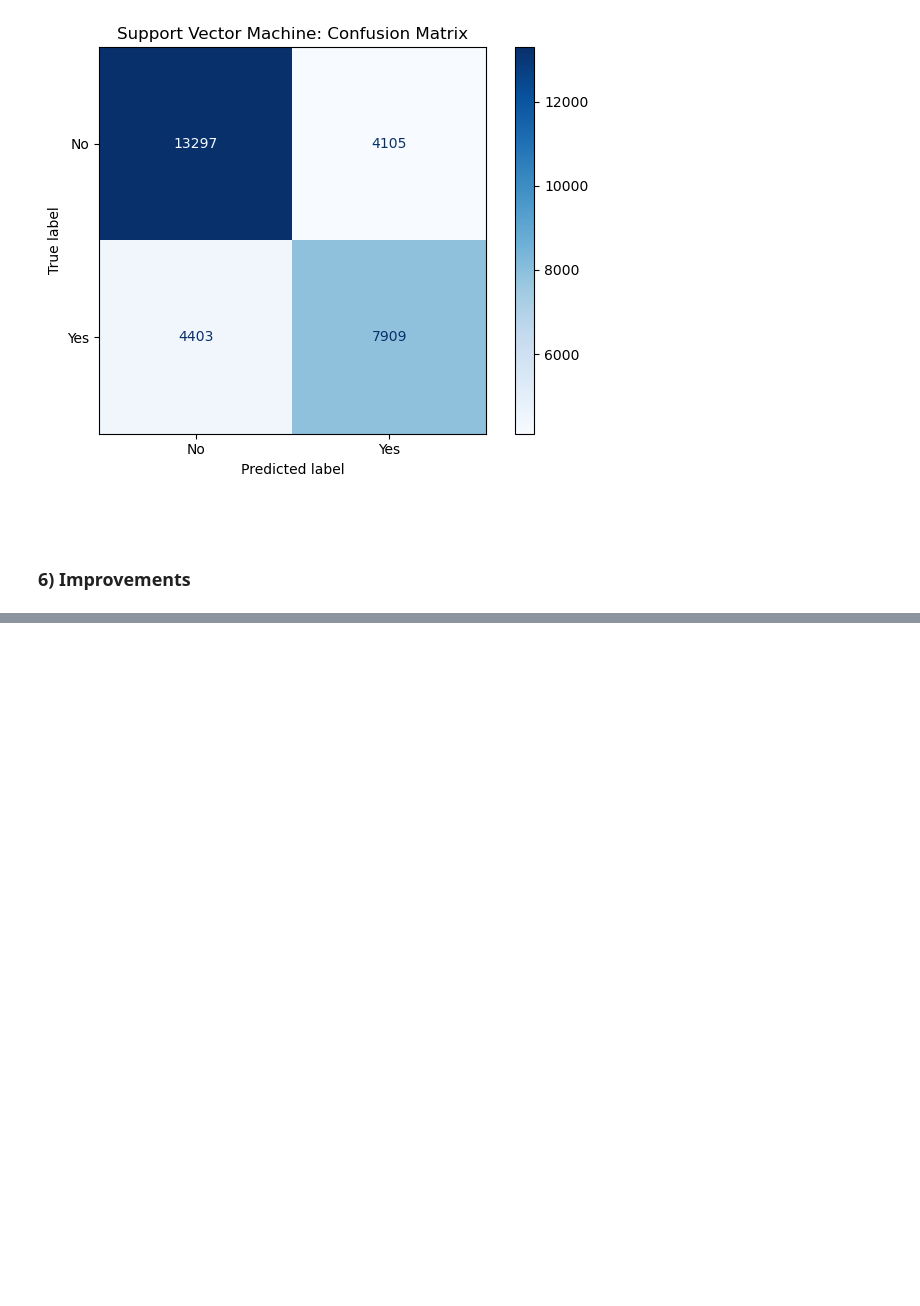
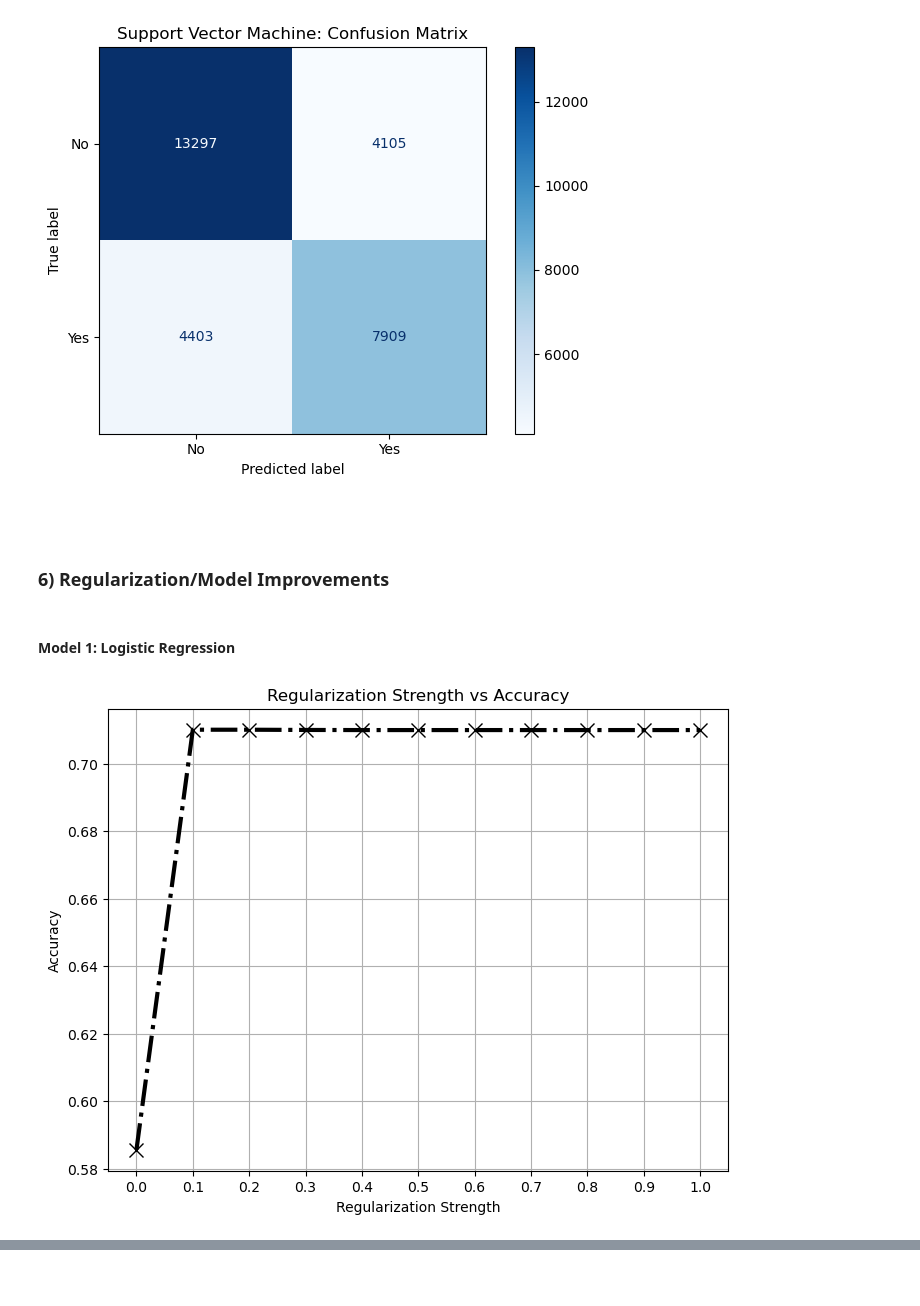
Before and after one commit to Zander-Rothering/Chem277a_Project_II, a Jupyter notebook: Project_II.ipynb, the cells around one changed output, grey strips where cells are left out. Drawn from its saved outputs; the diff is of its cells as text; code cells hidden in the pictures; blank space fills up the shorter version.

Commit message:
Added regularization

```diff
--- a/Project_II.ipynb
+++ b/Project_II.ipynb
@@ -115,7 +120,7 @@ alz_data_copy = alz_data_x.copy()
 
 # Numeric Feature
 numeric_features = ['Age', 'BMI', 'Cognitive Test Score', 'Education Level']
-alz_numeric = alz_data_copy[numeric_data]
+alz_numeric = alz_data_copy[numeric_features]
 alz_numeric.head()
 # %% [output]
 |  | Age | BMI | Cognitive Test Score | Education Level |
@@ -151,7 +156,7 @@ plt.show()
 # %% [output]
 [figure]
 # %%
-alz_data_cat = alz_data.drop(columns=numeric_data)
+alz_data_cat = alz_data.drop(columns=numeric_features)
 alz_columns_cat = alz_data_cat.columns.tolist()
 
 fig, axes = plt.subplots(7, 3, figsize=(25, 50))
@@ -388,6 +395,6 @@ The scree plot shows that the eigenvalues decline gradually and consistently acr
 # %%
 # Logistic Regression Model
-log_reg = LogisticRegression(random_state=42, max_iter=1000)
+log_reg = LogisticRegression(solver='saga', max_iter=1000, random_state=42)
 log_reg.fit(X_train, Y_train)
 Y_pred_log = log_reg.predict(X_test)
 
@@ -485,4 +492,29 @@ Support Vector Machine Accuracy: 0.7137
 # %% [markdown]
 <br>
 # %% [markdown]
-### 6) Improvements
+### 6) Regularization/Model Improvements
+# %% [markdown]
+#### Model 1: Logistic Regression
+# %%
+# Pre-allocate space
+reg_vals = np.arange(0+sys.float_info.epsilon, 1.1-sys.float_info.epsilon, 0.1).tolist()
+log_acc = np.zeros(len(reg_vals))
+
+# Loop through c values
+for i, c in enumerate(reg_vals):
+    log_reg = LogisticRegression(C=c, l1_ratio=0.0, max_iter=1000, solver='saga', random_state=42)
+    log_reg.fit(X_train, Y_train)
+    Y_pred_log = log_reg.predict(X_test)
+    log_reg_acc = accuracy_score(Y_test, Y_pred_log)
+    log_acc[i] = log_reg_acc
+
+plt.figure(figsize=(8,6))
+plt.plot(reg_vals, log_acc, c = 'k', marker='x', linestyle = '-.', markersize= 10, linewidth = 3)
+plt.xlabel('Regularization Strength')
+plt.ylabel('Accuracy')
+plt.title("Regularization Strength vs Accuracy")
+plt.xticks(reg_vals)
+plt.grid()
+plt.show()
+# %% [output]
+[figure, added]
```
Also changed, not shown: parts of 14 cells of this notebook.
